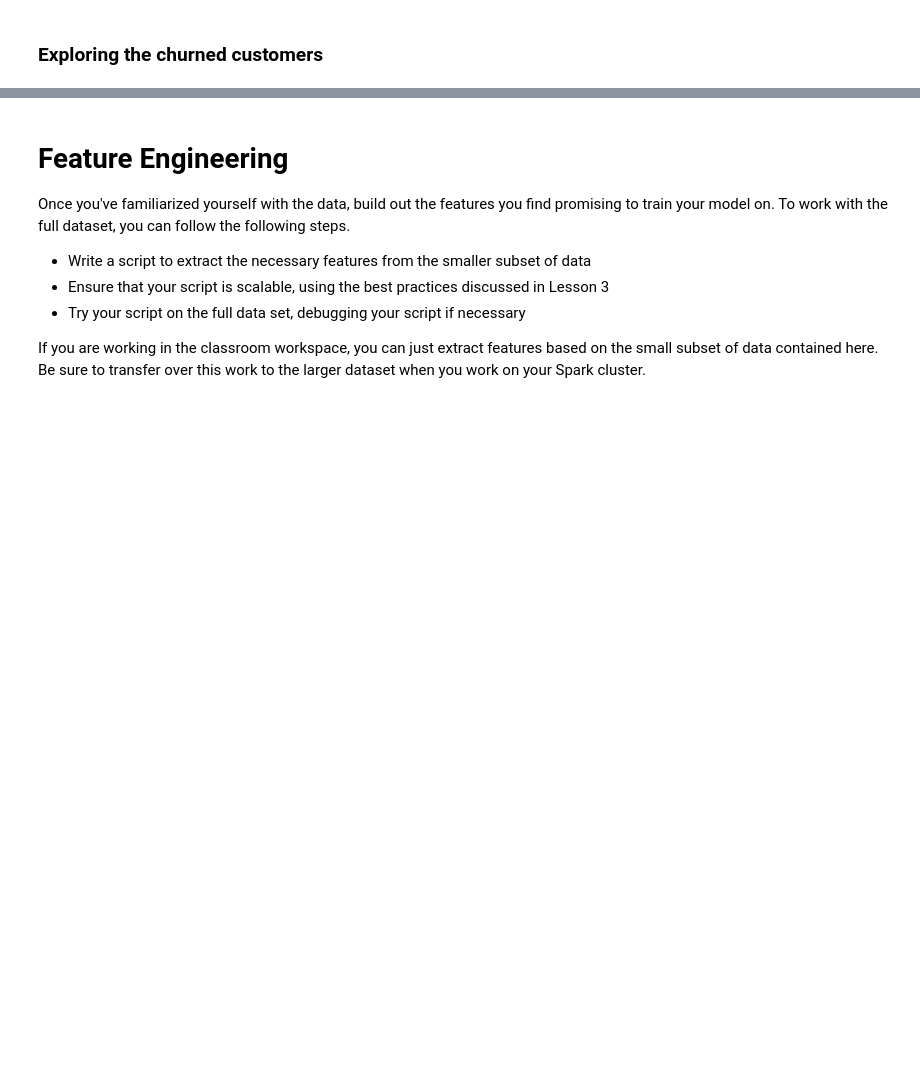
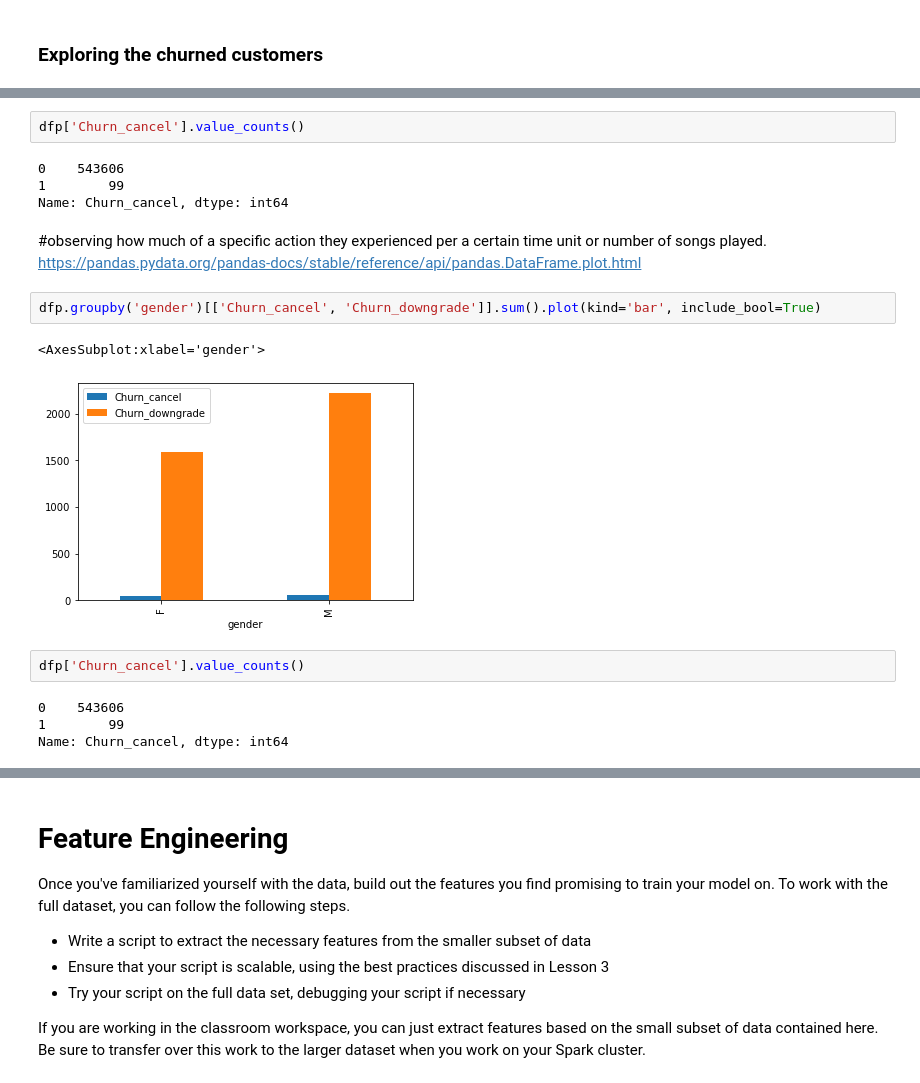
Before and after one commit to rabadzhiyski/projectSpark, a Jupyter notebook: Sparkify.ipynb, the cells around one changed output, grey strips where cells are left out. Saved outputs shown, nothing was run; the diff lists cells and outputs as text; blank space fills up the shorter version.

Commit message:
feat: EDA with customer churn

```diff
--- a/Sparkify.ipynb
+++ b/Sparkify.ipynb
@@ -531,0 +537,20 @@ churned.head()
+# %%
+dfp['Churn_cancel'].value_counts()
+# %% [output]
+0    543606
+1        99
+Name: Churn_cancel, dtype: int64
+# %% [markdown]
+#observing how much of a specific action they experienced per a certain time unit or number of songs played.
+https://pandas.pydata.org/pandas-docs/stable/reference/api/pandas.DataFrame.plot.html
+# %%
+dfp.groupby('gender')[['Churn_cancel', 'Churn_downgrade']].sum().plot(kind='bar', include_bool=True)
+# %% [output]
+<AxesSubplot:xlabel='gender'>
+[figure, added]
+# %%
+dfp['Churn_cancel'].value_counts()
+# %% [output]
+0    543606
+1        99
+Name: Churn_cancel, dtype: int64
```
Also changed, not shown: parts of 19 cells of this notebook.
